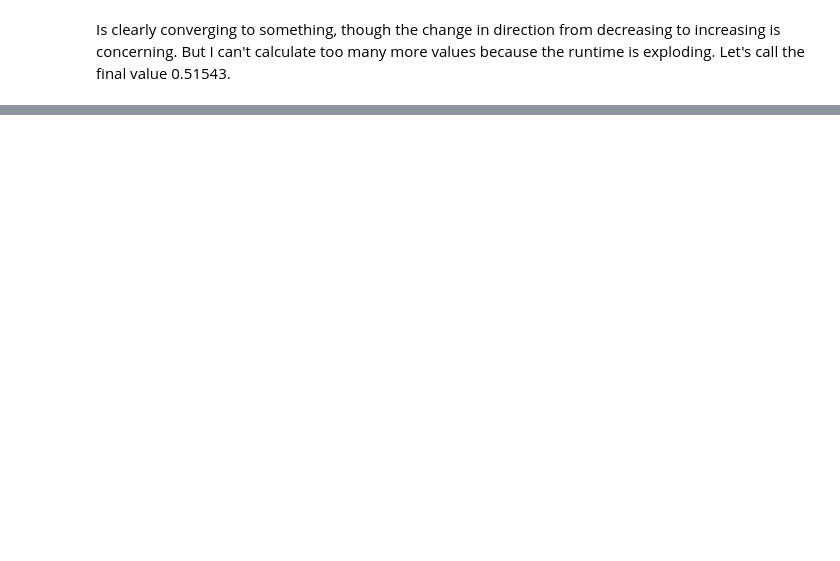
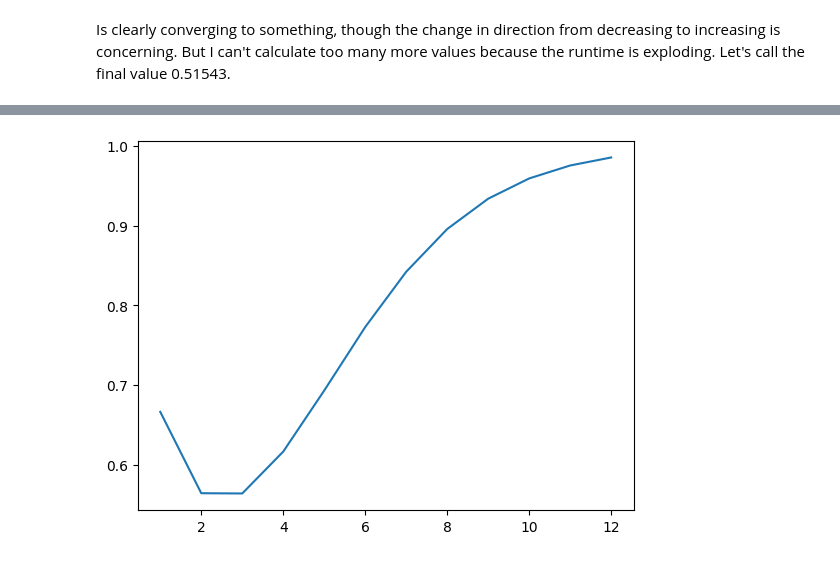
Before and after one commit to sgauria/Fiddler, a Jupyter notebook: Fiddler_2025_03_21.ipynb, the cells around one changed output, grey strips where cells are left out. Drawn from its saved outputs; the diff is of its cells as text; code cells hidden in the pictures; blank space fills up the shorter version.

```diff
--- a/Fiddler_2025_03_21.ipynb
+++ b/Fiddler_2025_03_21.ipynb
@@ -84,0 +168,32 @@ Let's call the final value 0.51543.
+# %%
+def outcomes_approx(k, level=0, min_seed=1, seed_of_interest=1, debug=0):
+    """Similar to outcomes, but adds seed_of_interest. Final result is just for the seed of interest"""
+
+    if (level == k):
+        # At the leaf of the tree, just return each team with probability 1.
+        return {min_seed : 1}
+    next_level = level + 1
+    min_seed_sum = (2**next_level)+1
+    Ao = outcomes_approx(k, next_level, min_seed, seed_of_interest, debug)
+    Bo = outcomes_approx(k, next_level, (min_seed_sum-min_seed), seed_of_interest, debug)
+    soi_unavilable = not (seed_of_interest in Ao) and not (seed_of_interest in Bo)
+    result = {}
+    for a in Ao:
+        for b in Bo:
+            if (soi_unavilable):
+                hm = 2*a*b/(a+b)
+                result[hm] = 1
+            else:
+                pa = Ao[a]
+                pb = Bo[b]
+                p_a_plays_b = pa * pb
+                if (a == seed_of_interest):
+                    p_a_wins = (b/(a+b)) * p_a_plays_b
+                    result[a] = p_a_wins
+                if (b == seed_of_interest):
+                    p_b_wins = (a/(a+b)) * p_a_plays_b
+                    result[b] = p_b_wins
+
+    if (debug):
+        print (Ao, Bo, result)
+    return result
@@ -84,0 +202,8 @@ Let's call the final value 0.51543.
+# %%
+N3=12
+k_list_3 = range(1,N3+1)
+p_list_approx = [outcomes_approx(k, seed_of_interest=1)[1] for k in k_list_3]
+plt.plot(k_list_3, p_list_approx)
+plt.show()
+# %% [output]
+[figure, added]
```
Also changed, not shown: parts of 16 cells of this notebook, 10 other files.
